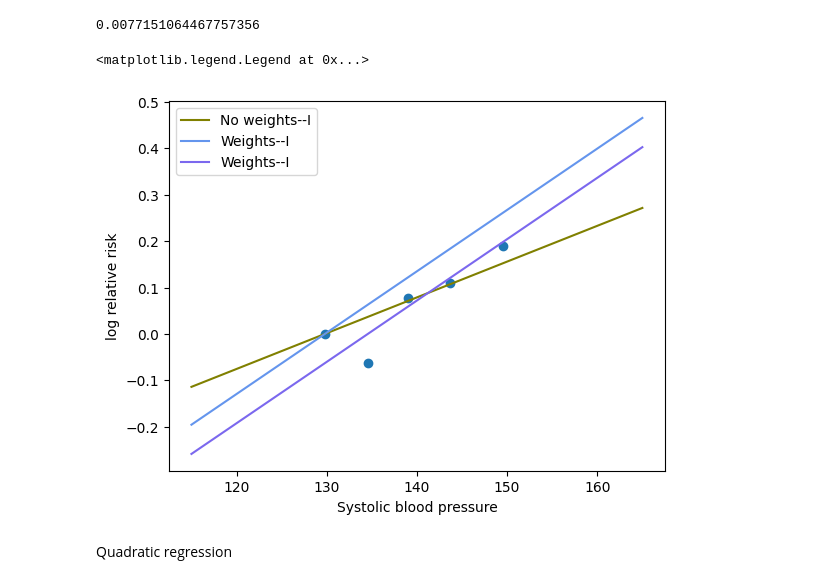
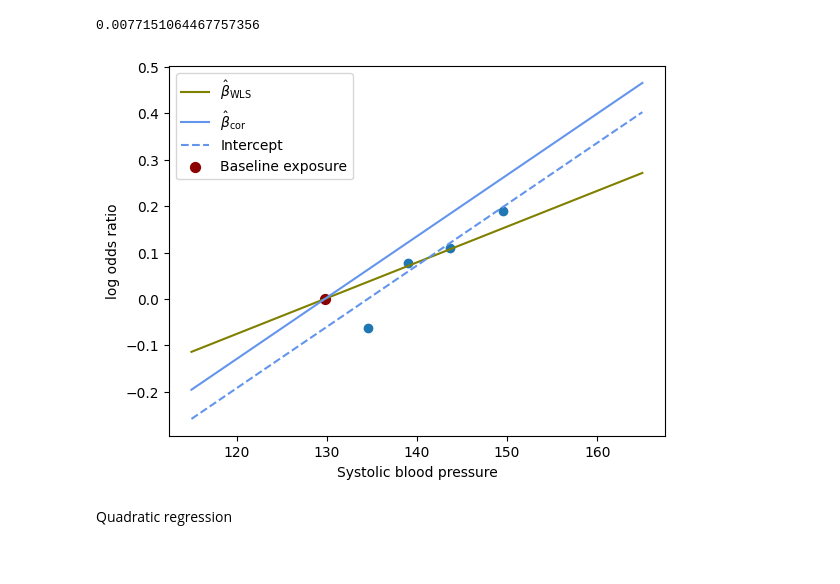
Before and after one commit to ihmeuw-msca/CorrelationCorrection, a Jupyter notebook: Itoga_regression_trim.ipynb, the cells around one changed output. Cells and saved outputs as stored; diff of their text form; code cells hidden in the pictures.

```diff
--- a/Itoga_regression_trim.ipynb
+++ b/Itoga_regression_trim.ipynb
@@ -78,23 +78,25 @@ b
 # %%
 def slope_fn(beta,x):
     return beta*(x-129.8)
 
 x = np.linspace(115,165)
 
 # plt.plot(x,slope_fn(beta_s,x),label="No weights--S",c="olive")
 # # plt.fill_between(x,slope_fn(low_beta_s,x),slope_fn(high_beta_s,x),alpha=0.3,color="olive")
 # plt.plot(x,slope_fn(beta_s_GL,x),label="Weights--S",c="cornflowerblue")
 # plt.fill_between(x,slope_fn(low_beta_s_GL,x),slope_fn(high_beta_s_GL,x),alpha=0.3,color="cornflowerblue")
-plt.plot(x,slope_fn(b,x),label="No weights--I",c="olive")
-plt.plot(x,slope_fn(b_star,x),label="Weights--I",c="cornflowerblue")
-plt.plot(x,slope_fn(b_star,x)-0.063,label="Weights--I",c="mediumslateblue")
+plt.plot(x,slope_fn(b,x),label=r"$\hat \beta_{\mathrm{WLS}}$",c="olive")
+plt.plot(x,slope_fn(b_star,x),label=r"$\hat \beta_{\mathrm{cor}}$",c="cornflowerblue")
+plt.plot(x,slope_fn(b_star,x)-0.063,label="Intercept",linestyle="dashed",c="cornflowerblue")
 plt.scatter(study_df_i["dose"],study_df_i["logOR"])
-plt.ylabel("log relative risk")
+plt.scatter(129.8,0,c="darkred",s=50,label="Baseline exposure")
+plt.ylabel("log odds ratio")
 plt.xlabel("Systolic blood pressure")
 plt.legend()
+plt.savefig("images/itoga_regression.pdf",bbox_inches="tight",pad_inches=0.1)
+plt.show()
 # %% [output]
-<matplotlib.legend.Legend at 0x...>
-[figure, old version]
+[figure, new version]
 # %% [markdown]
 Quadratic regression
 # %%
```
Also changed, not shown: 5 other files.
